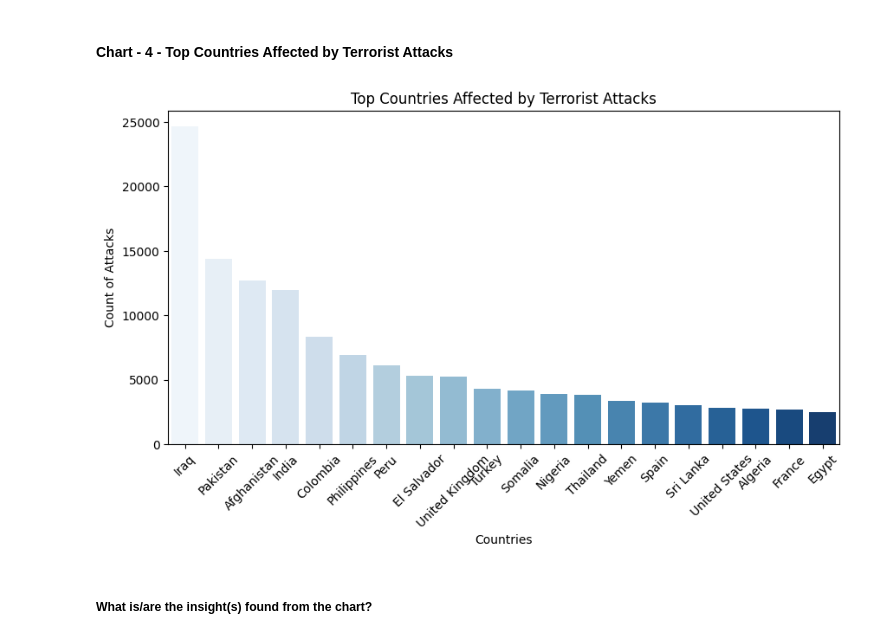
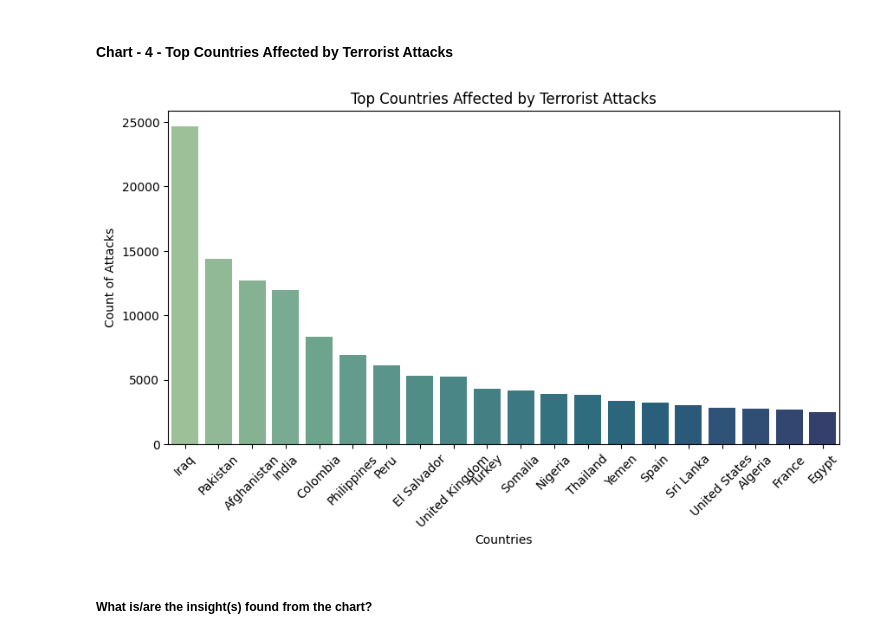
Before and after one commit to Apaulgithub/CVIP_Data_Science_Intern, a Jupyter notebook: Exploratory Data Analysis - Terrorism/Exploratory_Data_Analysis_Terrorism.ipynb, the cells around one changed output. Drawn from its saved outputs; the diff is of its cells as text; code cells hidden in the pictures.

```diff
--- a/Exploratory Data Analysis - Terrorism/Exploratory_Data_Analysis_Terrorism.ipynb
+++ b/Exploratory Data Analysis - Terrorism/Exploratory_Data_Analysis_Terrorism.ipynb
@@ -341,28 +340,28 @@ These regions have experienced a higher concentration of terrorism, warranting a
 # %%
 # Chart - 4 Visualization code for Top 20 Countries Affected by Terrorist Attacks
 # Get the top 20 countries with the highest counts of terrorist attacks from the DataFrame
 attack_country = df['Country'].value_counts()[:20]
 
 # Create a subplots figure
 plt.subplots(figsize=(10, 5))
 
 # Create a bar plot to visualize the count of terrorist attacks by country
-sns.barplot(x=attack_country.index, y=attack_country.values, palette='Blues')
+sns.barplot(x=attack_country.index, y=attack_country.values, palette="crest")
 
 # Set the title of the graph
 plt.title('Top Countries Affected by Terrorist Attacks')
 
 # Set labels
 plt.xlabel('Countries')
 plt.ylabel('Count of Attacks')
 
 # Rotate x-axis labels for better readability
 plt.xticks(rotation=45)
 
 # Display the bar plot
 plt.show()
 # %% [output]
-[figure, old version]
+[figure, new version]
 # %% [markdown]
 ##### What is/are the insight(s) found from the chart?
 # %% [markdown]
```
Also changed, not shown: parts of 23 cells of this notebook.
